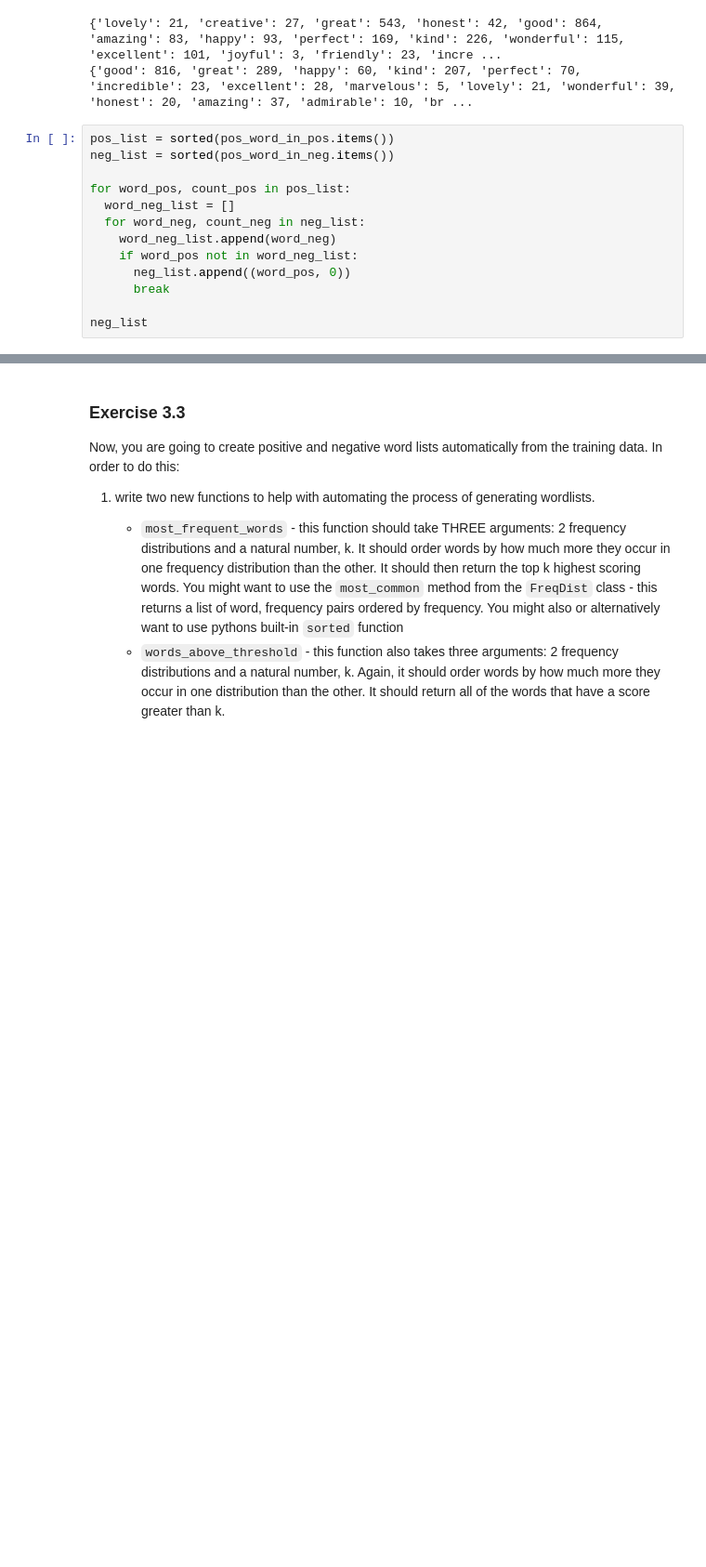
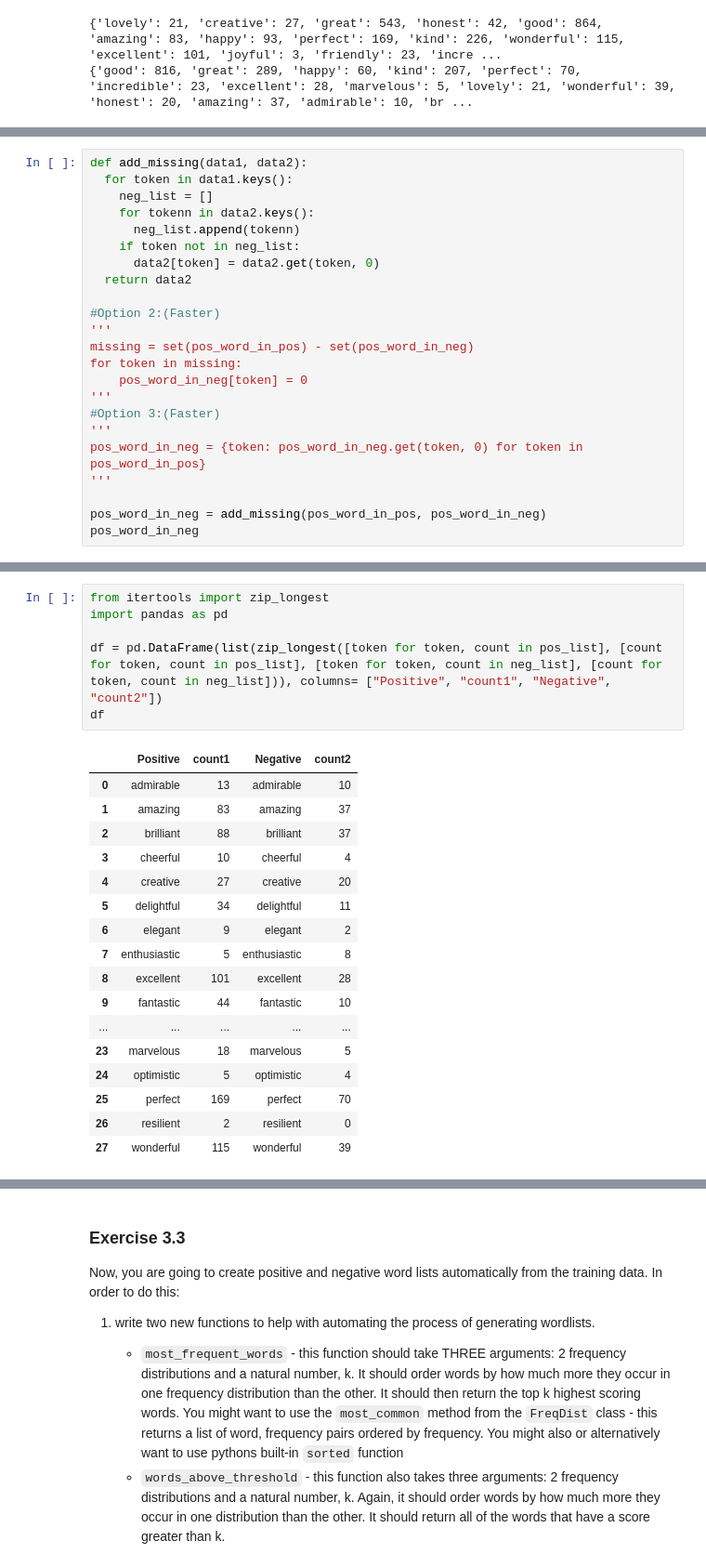
Before and after one commit to Efemirkan/Applied-Natural-Language-Processing, a Jupyter notebook: Lab_3_1.ipynb, the cells around one changed output, grey strips where cells are left out. Shown at 93% size. Saved outputs shown, nothing was run; the diff lists cells and outputs as text; blank space fills up the shorter version.

Commit message:
created positive and negative word lists automatically from the training data

```diff
--- a/Lab_3_1.ipynb
+++ b/Lab_3_1.ipynb
@@ -358,16 +356,3 @@ print(pos_word_in_neg)
 # %% [output]
 {'lovely': 21, 'creative': 27, 'great': 543, 'honest': 42, 'good': 864, 'amazing': 83, 'happy': 93, 'perfect': 169, 'kind': 226, 'wonderful': 115, 'excellent': 101, 'joyful': 3, 'friendly': 23, 'incre ...
 {'good': 816, 'great': 289, 'happy': 60, 'kind': 207, 'perfect': 70, 'incredible': 23, 'excellent': 28, 'marvelous': 5, 'lovely': 21, 'wonderful': 39, 'honest': 20, 'amazing': 37, 'admirable': 10, 'br ...
-# %%
-pos_list = sorted(pos_word_in_pos.items())
-neg_list = sorted(pos_word_in_neg.items())
-
-for word_pos, count_pos in pos_list:
-  word_neg_list = []
-  for word_neg, count_neg in neg_list:
-    word_neg_list.append(word_neg)
-    if word_pos not in word_neg_list:
-      neg_list.append((word_pos, 0))
-      break
-
-neg_list
@@ -439,0 +359,23 @@ df_expected_neg
+# %%
+def add_missing(data1, data2):
+  for token in data1.keys():
+    neg_list = []
+    for tokenn in data2.keys():
+      neg_list.append(tokenn)
+    if token not in neg_list:
+      data2[token] = data2.get(token, 0)
+  return data2
+
+#Option 2:(Faster)
+'''
+missing = set(pos_word_in_pos) - set(pos_word_in_neg)
+for token in missing:
+    pos_word_in_neg[token] = 0
+'''
+#Option 3:(Faster)
+'''
+pos_word_in_neg = {token: pos_word_in_neg.get(token, 0) for token in pos_word_in_pos}
+'''
+
+pos_word_in_neg = add_missing(pos_word_in_pos, pos_word_in_neg)
+pos_word_in_neg
@@ -439,0 +409,24 @@ df_expected_neg
+# %%
+from itertools import zip_longest
+import pandas as pd
+
+df = pd.DataFrame(list(zip_longest([token for token, count in pos_list], [count for token, count in pos_list], [token for token, count in neg_list], [count for token, count in neg_list])), columns= ["Positive", "count1", "Negative", "count2"])
+df
+# %% [output]
+|  | Positive | count1 | Negative | count2 |
+| 0 | admirable | 13 | admirable | 10 |
+| 1 | amazing | 83 | amazing | 37 |
+| 2 | brilliant | 88 | brilliant | 37 |
+| 3 | cheerful | 10 | cheerful | 4 |
+| 4 | creative | 27 | creative | 20 |
+| 5 | delightful | 34 | delightful | 11 |
+| 6 | elegant | 9 | elegant | 2 |
+| 7 | enthusiastic | 5 | enthusiastic | 8 |
+| 8 | excellent | 101 | excellent | 28 |
+| 9 | fantastic | 44 | fantastic | 10 |
+| ... | ... | ... | ... | ... |
+| 23 | marvelous | 18 | marvelous | 5 |
+| 24 | optimistic | 5 | optimistic | 4 |
+| 25 | perfect | 169 | perfect | 70 |
+| 26 | resilient | 2 | resilient | 0 |
+| 27 | wonderful | 115 | wonderful | 39 |
```
Also changed, not shown: parts of 26 cells of this notebook.
